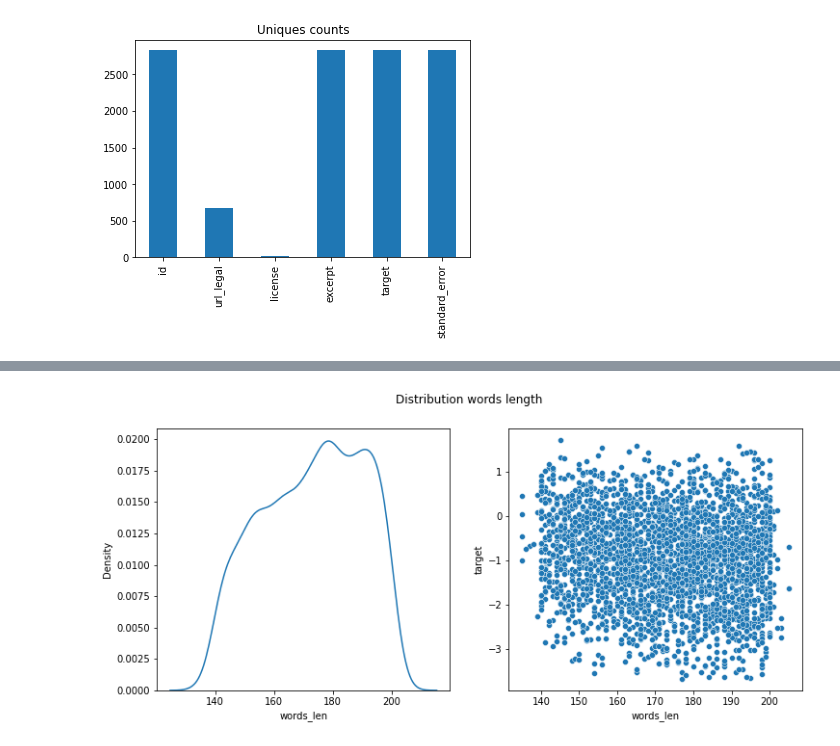
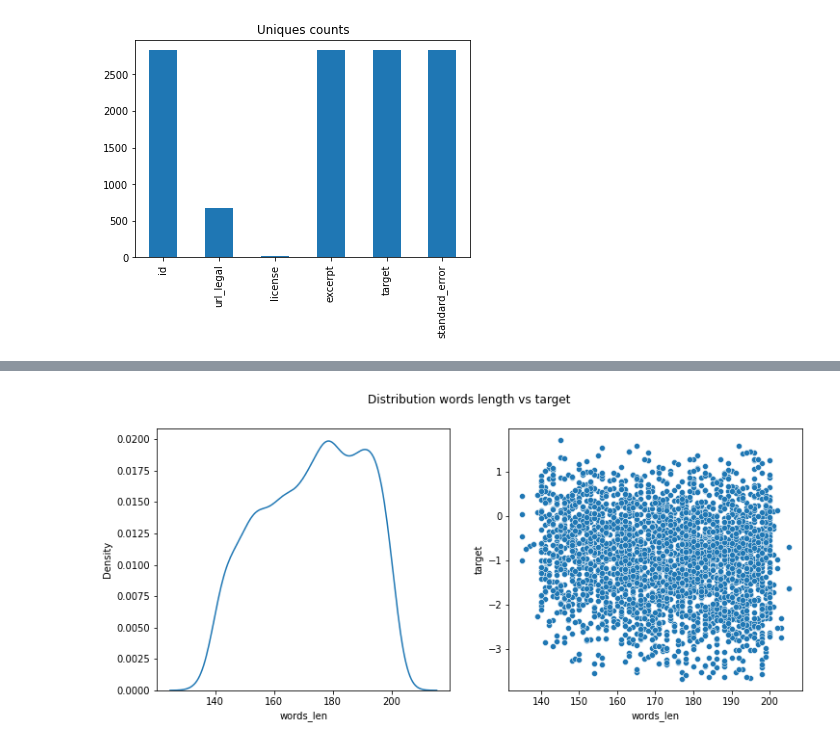
Before and after one commit to beifa/CommonLit, a Jupyter notebook: Description&eda.ipynb, the cells around one changed output, grey strips where cells are left out. Saved outputs shown, nothing was run; the diff lists cells and outputs as text; code cells hidden in the pictures.

```diff
--- a/Description&eda.ipynb
+++ b/Description&eda.ipynb
@@ -144,8 +156,8 @@ plt.show()
 # %%
 fig, ax = plt.subplots(1,2,figsize=(12, 5))
-plt.suptitle('Distribution words length')
+plt.suptitle('Distribution words length vs target')
 sns.kdeplot(data=df, x = 'words_len', ax = ax[0])
-sns.scatterplot(data = df, x = 'words_len', y = 'target', markers='.', ax = ax[1])
+sns.scatterplot(data = df, x = 'words_len', y = 'target',ax = ax[1])
 plt.show()
 # %% [output]
-[figure, old version]
+[figure, new version]
```
Also changed, not shown: parts of 46 cells of this notebook.
